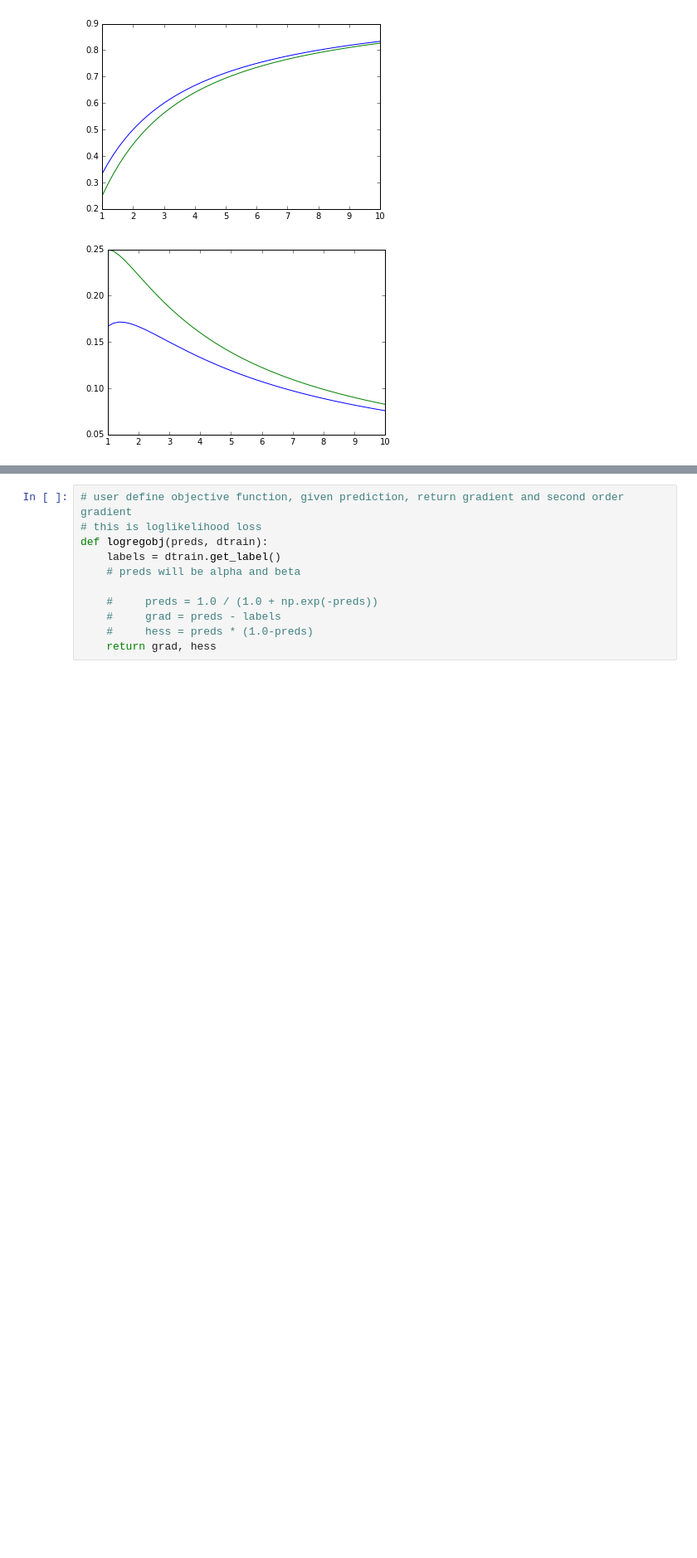
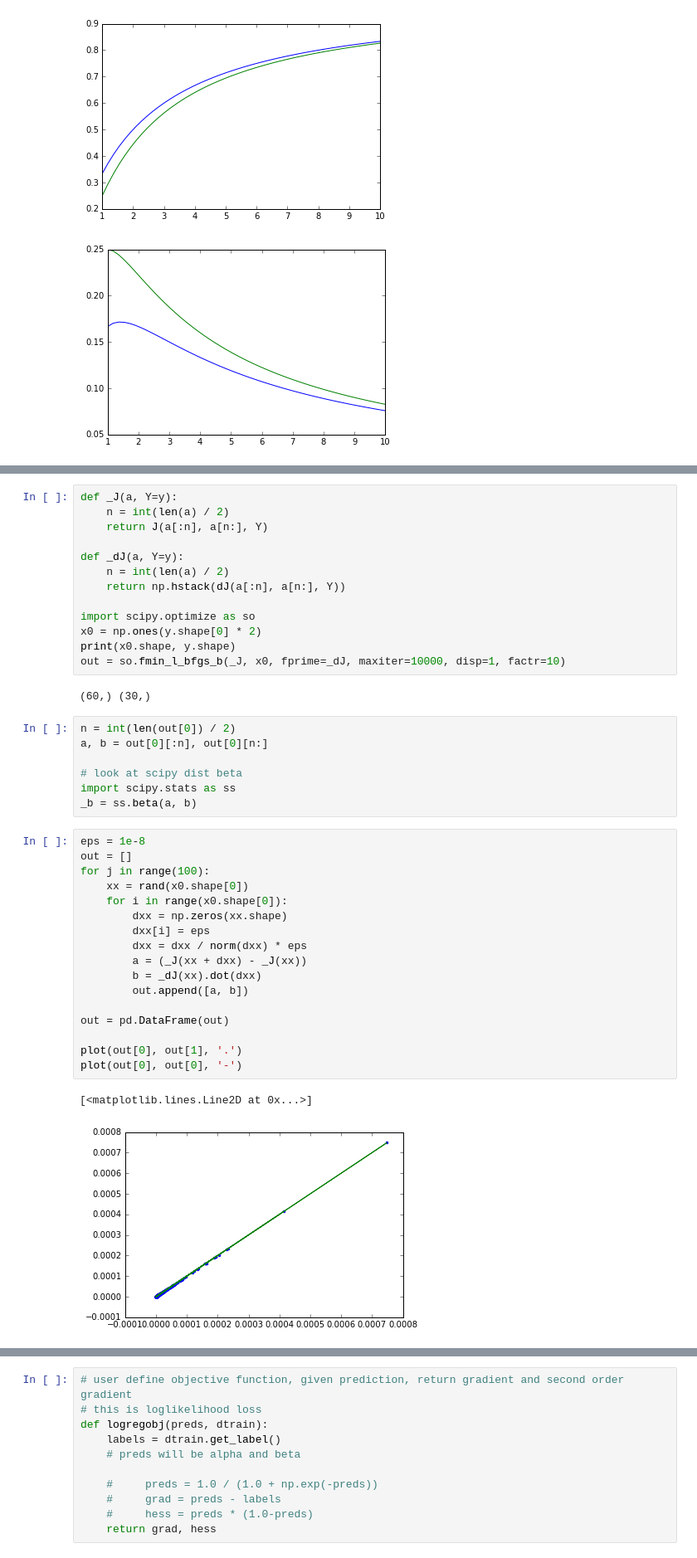
Before and after one commit to cottrell/notebooks, a Jupyter notebook: ml/beta logistic note.ipynb, the cells around one changed output, grey strips where cells are left out. Shown: that part at 83% size. Saved outputs shown, nothing was run; the diff lists cells and outputs as text; blank space fills up the shorter version.

```diff
--- a/ml/beta logistic note.ipynb
+++ b/ml/beta logistic note.ipynb
@@ -49,0 +91,42 @@ def dJ(alpha, beta, Y):
+# %%
+def _J(a, Y=y):
+    n = int(len(a) / 2)
+    return J(a[:n], a[n:], Y)
+
+def _dJ(a, Y=y):
+    n = int(len(a) / 2)
+    return np.hstack(dJ(a[:n], a[n:], Y))
+
+import scipy.optimize as so
+x0 = np.ones(y.shape[0] * 2)
+print(x0.shape, y.shape)
+out = so.fmin_l_bfgs_b(_J, x0, fprime=_dJ, maxiter=10000, disp=1, factr=10)
+# %% [output]
+(60,) (30,)
+# %%
+n = int(len(out[0]) / 2)
+a, b = out[0][:n], out[0][n:]
+
+# look at scipy dist beta
+import scipy.stats as ss
+_b = ss.beta(a, b)
+# %%
+eps = 1e-8
+out = []
+for j in range(100):
+    xx = rand(x0.shape[0])
+    for i in range(x0.shape[0]):
+        dxx = np.zeros(xx.shape)
+        dxx[i] = eps
+        dxx = dxx / norm(dxx) * eps
+        a = (_J(xx + dxx) - _J(xx))
+        b = _dJ(xx).dot(dxx)
+        out.append([a, b])
+
+out = pd.DataFrame(out)
+
+plot(out[0], out[1], '.')
+plot(out[0], out[0], '-')
+# %% [output]
+[<matplotlib.lines.Line2D at 0x...>]
+[figure, added]
```
Also changed, not shown: parts of 8 cells of this notebook, 3 other files.
